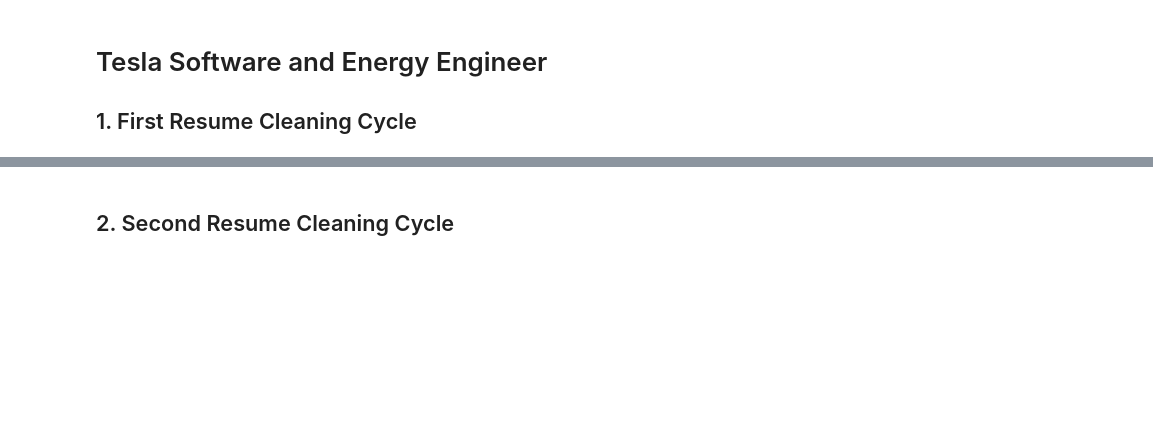
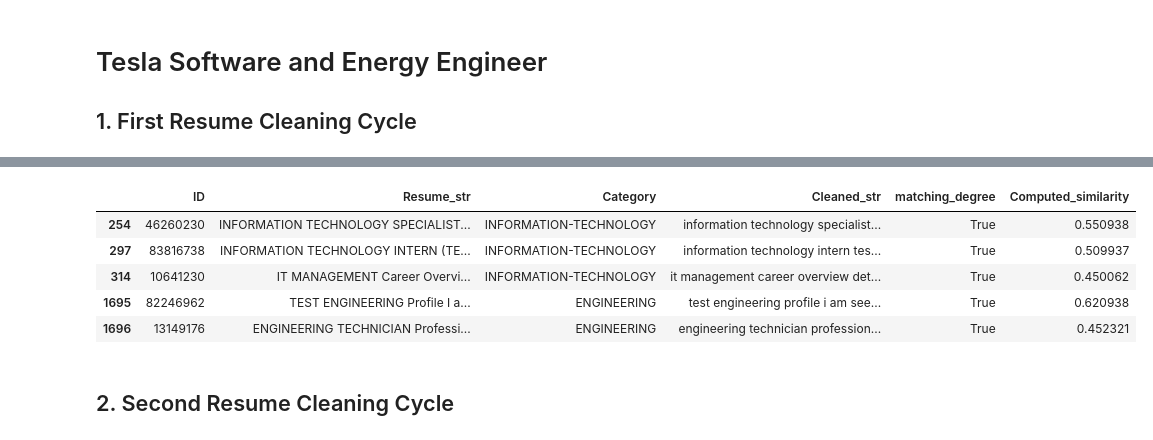
Before and after one commit to henry-AY/ResumeScreening, a Jupyter notebook: Resume_Screening.ipynb, the cells around one changed output, grey strips where cells are left out. Drawn from its saved outputs; the diff is of its cells as text; code cells hidden in the pictures; blank space fills up the shorter version.

```diff
--- a/Resume_Screening.ipynb
+++ b/Resume_Screening.ipynb
@@ -391,22 +405,25 @@ df_tech_match = df_tech[df_tech['matching_degree'] == True].copy()
 # Load a pre-trained SBERT model (https://sbert.net/)
 m_SBERT = SentenceTransformer('all-MiniLM-L6-v2')
 
-results = []
+embed_jobdesc = m_SBERT.encode(tesla_job_desc)
 
-def compute_similarity(index):
-    resume = df_tech_match.iloc[index]["Cleaned_str"]
+def compute_similarity(resume):
     embed_resume = m_SBERT.encode(resume)
-    embed_jobdesc = m_SBERT.encode(tesla_job_desc)
     similarity = cosine_similarity([embed_resume], [embed_jobdesc])[0][0]
-    results.append((index, similarity))
+    return similarity
 
-for i in range(len(df_tech_match)):
-    compute_similarity(i)
+df_tech_match['Computed_similarity'] = df_tech_match['Cleaned_str'].apply(compute_similarity)
 # %%
 # If over a similarity threshold, print index and similarity.
-for i in range(len(results)):
-    if results[i][1] > 0.5:
-        print(results[i])
+df_tech_cleaned = df_tech_match[df_tech_match['Computed_similarity'] >= 0.45].copy()
+df_tech_cleaned.head()
+# %% [output]
+|  | ID | Resume_str | Category | Cleaned_str | matching_degree | Computed_similarity |
+| 254 | 46260230 | INFORMATION TECHNOLOGY SPECIALIST... | INFORMATION-TECHNOLOGY | information technology specialist... | True | 0.550938 |
+| 297 | 83816738 | INFORMATION TECHNOLOGY INTERN (TE... | INFORMATION-TECHNOLOGY | information technology intern tes... | True | 0.509937 |
+| 314 | 10641230 | IT MANAGEMENT Career Overvi... | INFORMATION-TECHNOLOGY | it management career overview det... | True | 0.450062 |
+| 1695 | 82246962 | TEST ENGINEERING Profile I a... | ENGINEERING | test engineering profile i am see... | True | 0.620938 |
+| 1696 | 13149176 | ENGINEERING TECHNICIAN Professi... | ENGINEERING | engineering technician profession... | True | 0.452321 |
 # %% [markdown]
 ## 2. Second Resume Cleaning Cycle
 # %%
```
Also changed, not shown: parts of 12 cells of this notebook.
